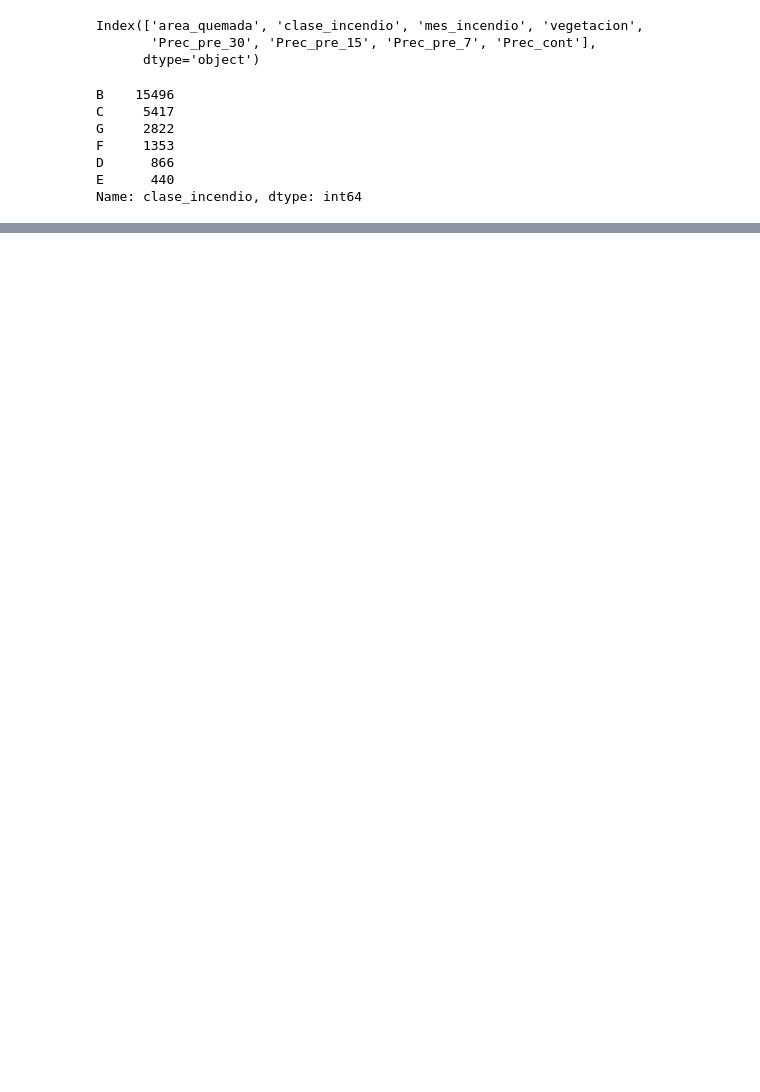
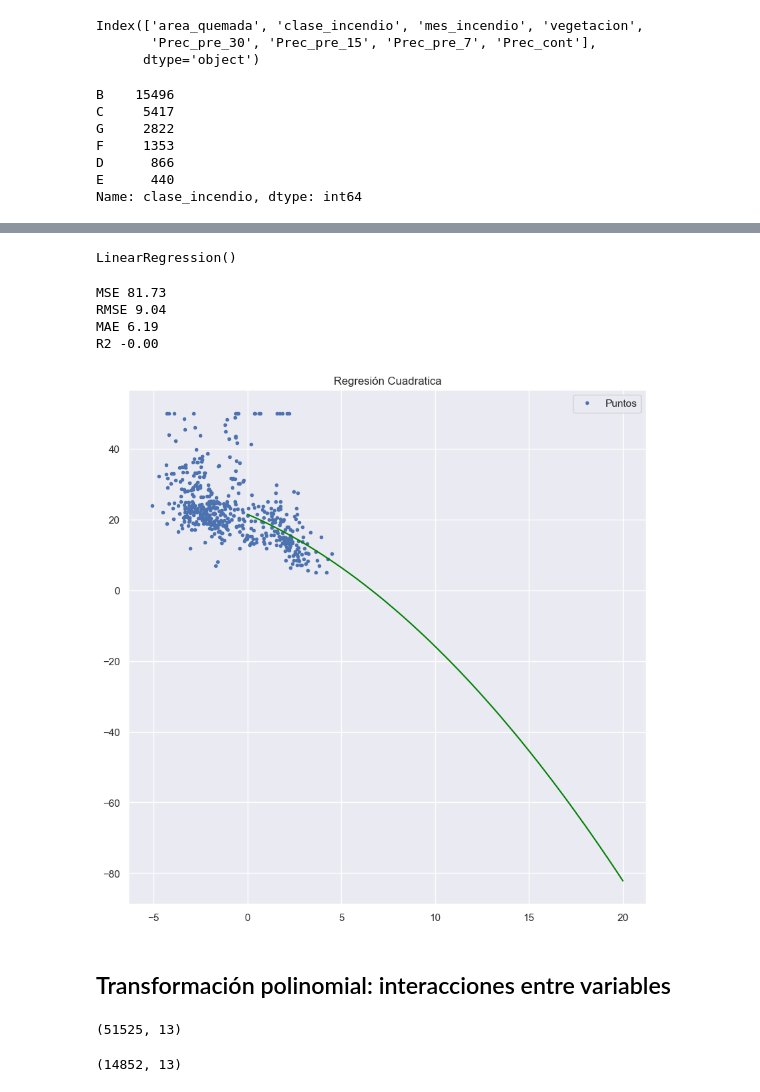
Before and after one commit to onavarrete04/Introduccion-Ciencia-Datos, a Jupyter notebook: 2023_MML.ipynb, the cells around one changed output, grey strips where cells are left out. Cells and saved outputs as stored; diff of their text form; code cells hidden in the pictures; blank space fills up the shorter version.

```diff
--- a/2023_MML.ipynb
+++ b/2023_MML.ipynb
@@ -801,0 +886,3 @@ Name: clase_incendio, dtype: int64
+# %%
+X_pol = pf.fit_transform(X[["CRIM_log"]])
+X_pol
@@ -801,0 +897,36 @@ Name: clase_incendio, dtype: int64
+# %%
+X_train, X_test, y_train, y_test = train_test_split(X_pol, y, test_size=0.2, random_state=0)
+# %%
+l_model_cuadratico = LinearRegression()
+l_model_cuadratico.fit(X_train, y_train)
+# %% [output]
+LinearRegression()
+# %%
+y_predict = l_model_cuadratico.predict(X_test)
+
+print("MSE %.2f" % mean_squared_error(y_test, y_predict, squared=True))
+print("RMSE %.2f" % mean_squared_error(y_test, y_predict, squared=False))
+print("MAE %.2f" %mean_absolute_error(y_test, y_predict))
+print("R2 %.2f" % r2_score(y_test, y_predict))
+# %% [output]
+MSE 81.73
+RMSE 9.04
+MAE 6.19
+R2 -0.00
+# %%
+w1 = l_model_cuadratico.coef_[1]
+w2 = l_model_cuadratico.coef_[2]
+w0 = l_model_cuadratico.intercept_
+# %%
+plt.figure(figsize=(10, 10))
+plt.plot(X["CRIM_log"], y, ".", label="Puntos")
+puntos = np.linspace(0, 20, 100)
+
+modelo = w0 + w1 * puntos + w2 * (puntos**2)
+plt.plot(puntos, modelo, color = "green")
+
+plt.title("Regresión Cuadratica")
+plt.legend()
+plt.show()
+# %% [output]
+[figure, added]
@@ -801,0 +936,2 @@ Name: clase_incendio, dtype: int64
+# %% [markdown]
+## Transformación polinomial: interacciones entre variables
@@ -801,0 +940,10 @@ Name: clase_incendio, dtype: int64
+# %%
+datos.shape
+# %% [output]
+(51525, 13)
+# %%
+datos = datos.dropna().drop_duplicates()
+datos_t = datos
+datos.shape
+# %% [output]
+(14852, 13)
```
Also changed, not shown: parts of 49 cells of this notebook, 1 other file.
